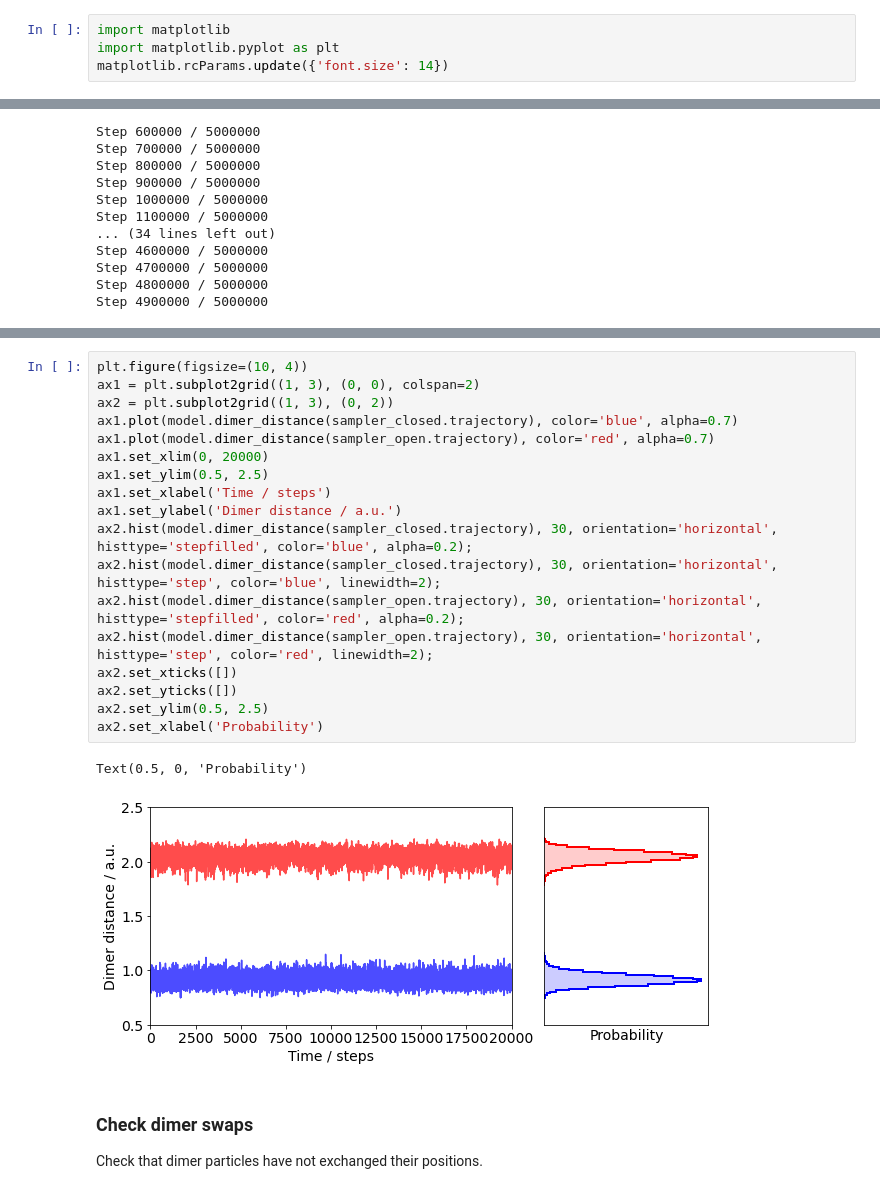
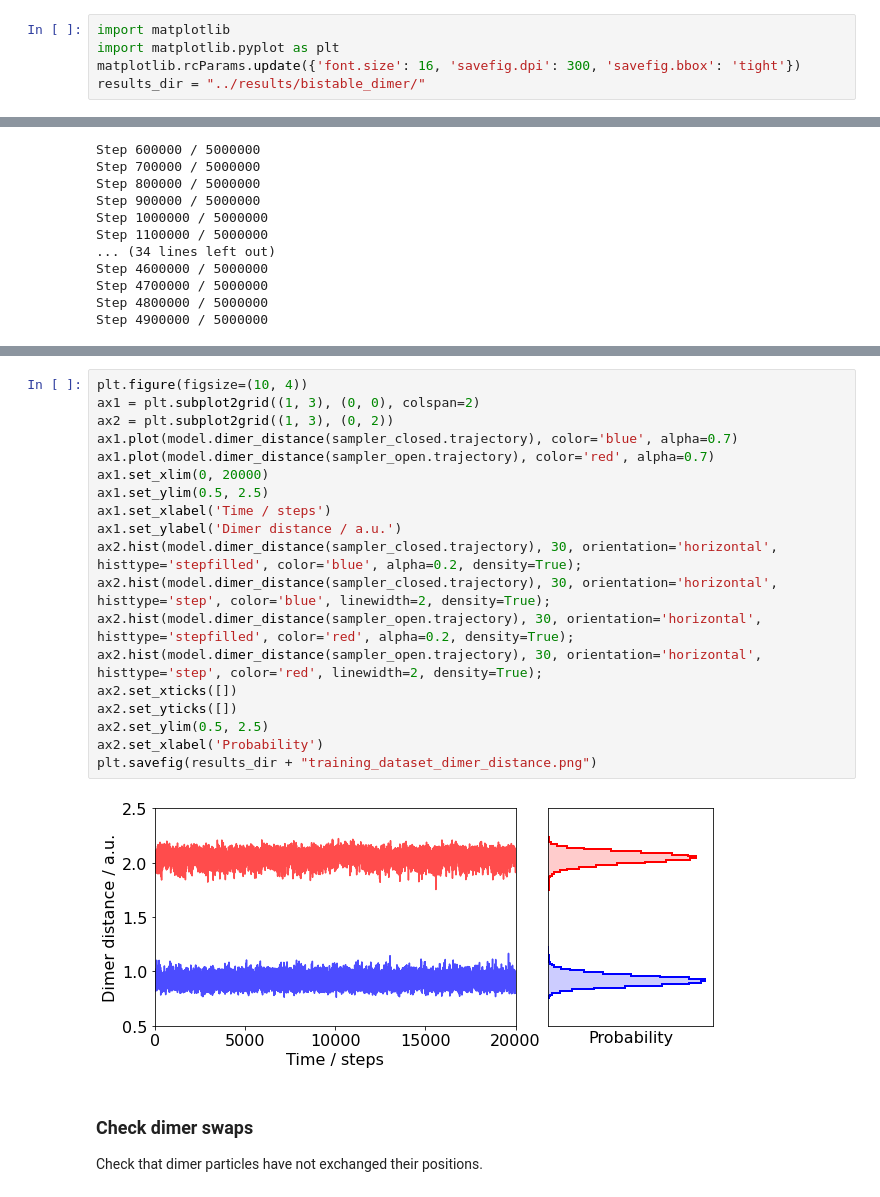
Before and after one commit to auhliarik/boltzmann-generators, a Jupyter notebook: notebooks/particle_dimer_produce_training_dataset.ipynb, the cells around one changed output, grey strips where cells are left out. Saved outputs shown, nothing was run; the diff lists cells and outputs as text.

```diff
--- a/notebooks/particle_dimer_produce_training_dataset.ipynb
+++ b/notebooks/particle_dimer_produce_training_dataset.ipynb
@@ -5,7 +7,8 @@ import tensorflow as tf
 # %%
 import matplotlib
 import matplotlib.pyplot as plt
-matplotlib.rcParams.update({'font.size': 14})
+matplotlib.rcParams.update({'font.size': 16, 'savefig.dpi': 300, 'savefig.bbox': 'tight'})
+results_dir = "../results/bistable_dimer/"
 # %%
 import sys
 sys.path.insert(0,'..')
@@ -443,24 +449,24 @@ Text(0, 0.5, 'Probability')
 # %%
 plt.figure(figsize=(10, 4))
 ax1 = plt.subplot2grid((1, 3), (0, 0), colspan=2)
 ax2 = plt.subplot2grid((1, 3), (0, 2))
 ax1.plot(model.dimer_distance(sampler_closed.trajectory), color='blue', alpha=0.7)
 ax1.plot(model.dimer_distance(sampler_open.trajectory), color='red', alpha=0.7)
 ax1.set_xlim(0, 20000)
 ax1.set_ylim(0.5, 2.5)
 ax1.set_xlabel('Time / steps')
 ax1.set_ylabel('Dimer distance / a.u.')
-ax2.hist(model.dimer_distance(sampler_closed.trajectory), 30, orientation='horizontal', histtype='stepfilled', color='blue', alpha=0.2);
-ax2.hist(model.dimer_distance(sampler_closed.trajectory), 30, orientation='horizontal', histtype='step', color='blue', linewidth=2);
-ax2.hist(model.dimer_distance(sampler_open.trajectory), 30, orientation='horizontal', histtype='stepfilled', color='red', alpha=0.2);
-ax2.hist(model.dimer_distance(sampler_open.trajectory), 30, orientation='horizontal', histtype='step', color='red', linewidth=2);
+ax2.hist(model.dimer_distance(sampler_closed.trajectory), 30, orientation='horizontal', histtype='stepfilled', color='blue', alpha=0.2, density=True);
+ax2.hist(model.dimer_distance(sampler_closed.trajectory), 30, orientation='horizontal', histtype='step', color='blue', linewidth=2, density=True);
+ax2.hist(model.dimer_distance(sampler_open.trajectory), 30, orientation='horizontal', histtype='stepfilled', color='red', alpha=0.2, density=True);
+ax2.hist(model.dimer_distance(sampler_open.trajectory), 30, orientation='horizontal', histtype='step', color='red', linewidth=2, density=True);
 ax2.set_xticks([])
 ax2.set_yticks([])
 ax2.set_ylim(0.5, 2.5)
 ax2.set_xlabel('Probability')
+plt.savefig(results_dir + "training_dataset_dimer_distance.png")
 # %% [output]
-Text(0.5, 0, 'Probability')
-[figure, old version]
+[figure, new version]
 # %% [markdown]
 ### Check dimer swaps
 Check that dimer particles have not exchanged their positions.
```
Also changed, not shown: parts of 21 cells of this notebook, 1 other file.
